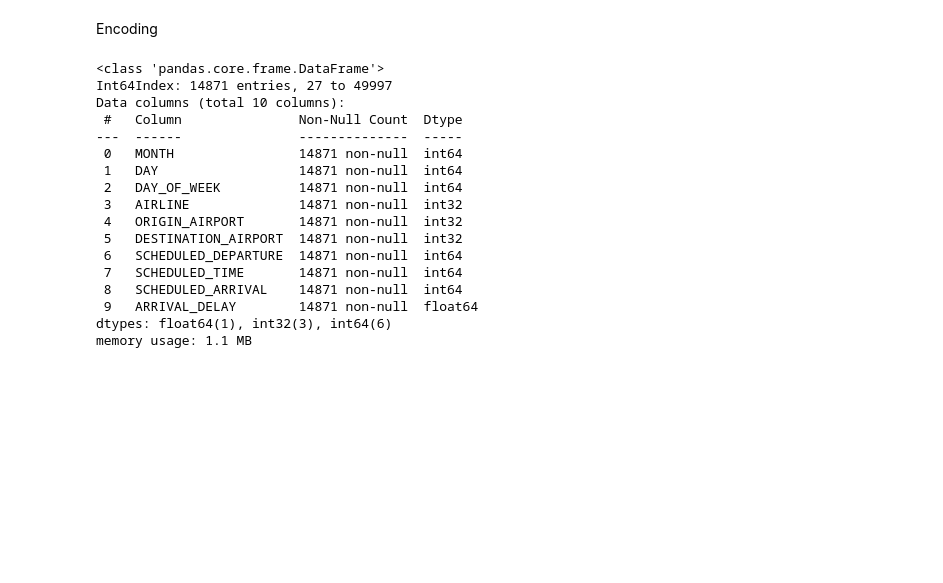
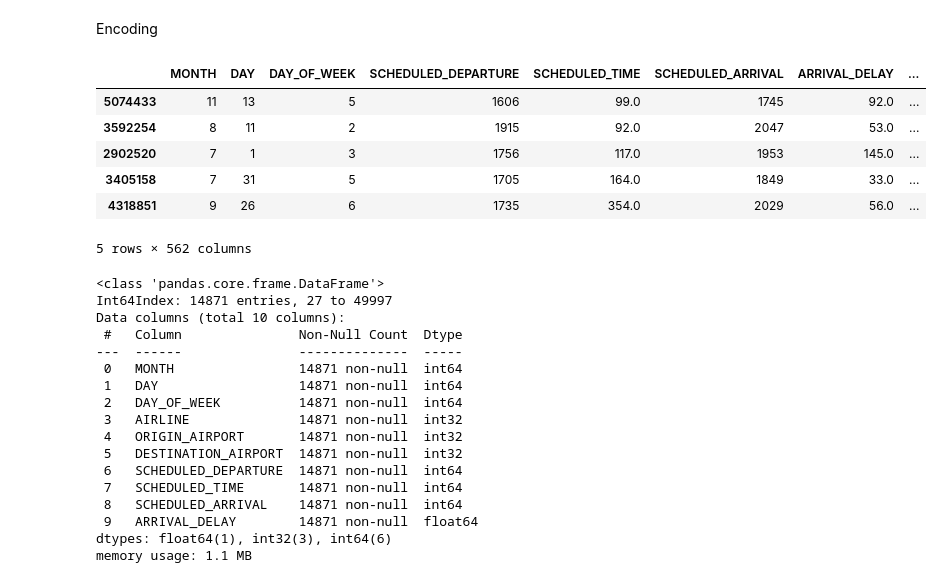
Before and after one commit to Draztrazz/BigDataProject, a Jupyter notebook: Preprocessing_fr.ipynb, the cells around one changed output. Drawn from its saved outputs; the diff is of its cells as text; code cells hidden in the pictures; blank space fills up the shorter version.

```diff
--- a/Preprocessing_fr.ipynb
+++ b/Preprocessing_fr.ipynb
@@ -125,14 +157,19 @@ df_fd.head(30)
 # %% [markdown]
 Encoding
-# %%
-from sklearn.preprocessing import LabelEncoder
-
-le = LabelEncoder()
-
-# Label encoding features to change categorical variables into numerical one
-df_fd['AIRLINE']= le.fit_transform(df_fd['AIRLINE'])
-df_fd['ORIGIN_AIRPORT'] = le.fit_transform(df_fd['ORIGIN_AIRPORT'])
-df_fd['DESTINATION_AIRPORT'] = le.fit_transform(df_fd['DESTINATION_AIRPORT'])
+# %%
+columns_to_encode = ['AIRLINE', 'ORIGIN_AIRPORT', 'DESTINATION_AIRPORT']
+
+df_fd = pd.get_dummies(df_fd, columns=columns_to_encode,  drop_first=True)
+
+df_fd.head()
+# %% [output]
+|  | MONTH | DAY | DAY_OF_WEEK | SCHEDULED_DEPARTURE | SCHEDULED_TIME | SCHEDULED_ARRIVAL | ARRIVAL_DELAY | ... |
+| 5074433 | 11 | 13 | 5 | 1606 | 99.0 | 1745 | 92.0 | ... |
+| 3592254 | 8 | 11 | 2 | 1915 | 92.0 | 2047 | 53.0 | ... |
+| 2902520 | 7 | 1 | 3 | 1756 | 117.0 | 1953 | 145.0 | ... |
+| 3405158 | 7 | 31 | 5 | 1705 | 164.0 | 1849 | 33.0 | ... |
+| 4318851 | 9 | 26 | 6 | 1735 | 354.0 | 2029 | 56.0 | ... |
+5 rows × 562 columns
 # %%
 df_fd.info()
 # %% [output]
```
Also changed, not shown: parts of 9 cells of this notebook.
